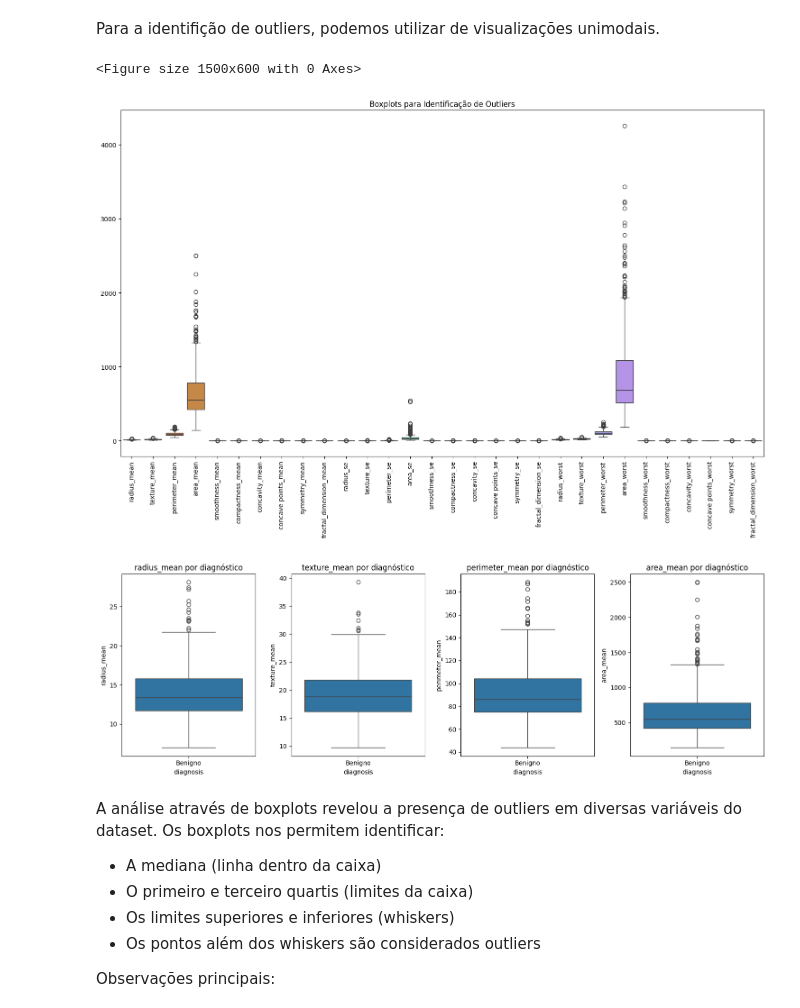
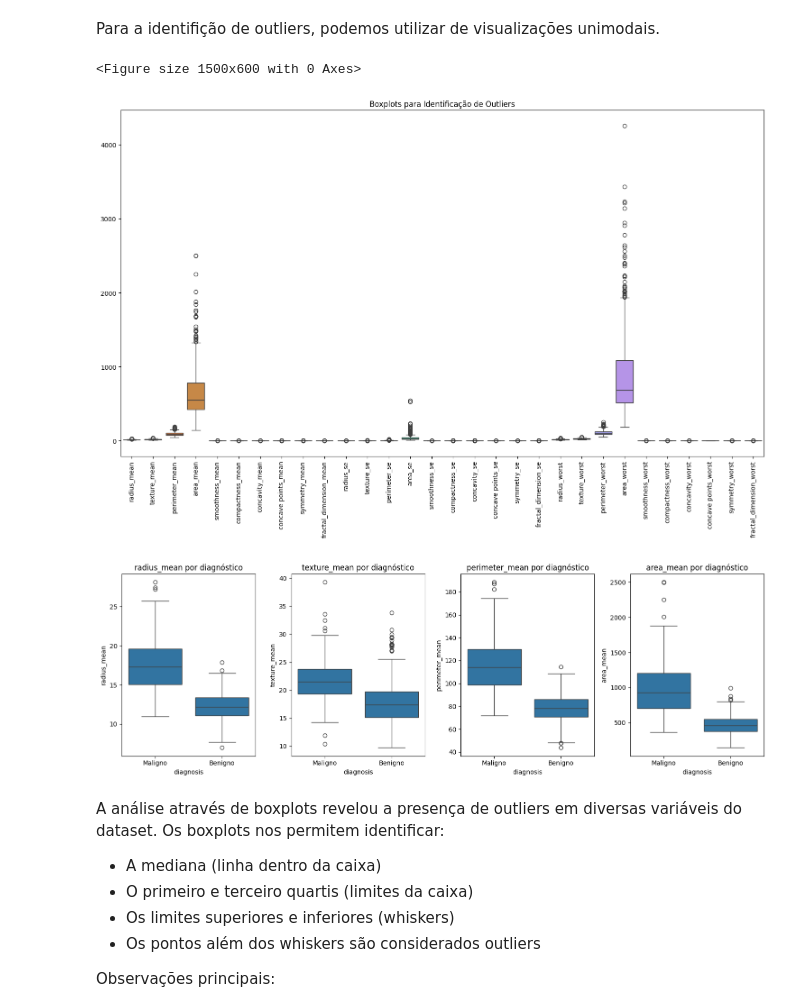
Before and after one commit to lepanegossi/MVP_PUC_Analise_Dados, a Jupyter notebook: MVP_PUC__Analise_Dados.ipynb, the cells around one changed output. Saved outputs shown, nothing was run; the diff lists cells and outputs as text; code cells hidden in the pictures.

```diff
--- a/MVP_PUC__Analise_Dados.ipynb
+++ b/MVP_PUC__Analise_Dados.ipynb
@@ -369,34 +371,34 @@ Para a identifição de outliers, podemos utilizar de visualizações unimodais.
 # %%
 # Análise de outliers através de boxplots
 plt.figure(figsize=(15, 6))
 
 # Removendo a coluna 'id' e separando características numéricas
-df_numeric = df.drop('id', axis=1)
+df_numeric = df_final.drop('id', axis=1)
 numeric_columns = df_numeric.select_dtypes(include=['float64', 'int64']).columns
 
 # Criando boxplots
 plt.figure(figsize=(15, 10))
 sns.boxplot(data=df_numeric[numeric_columns])
 plt.xticks(rotation=90)
 plt.title('Boxplots para Identificação de Outliers')
 plt.tight_layout()
 plt.show()
 
 # Para melhor visualização, podemos também ver boxplots separados por diagnóstico
 # para algumas variáveis principais
 principais_variaveis = ['radius_mean', 'texture_mean', 'perimeter_mean', 'area_mean']
 
 plt.figure(figsize=(15, 5))
 for i, coluna in enumerate(principais_variaveis):
     plt.subplot(1, 4, i+1)
-    sns.boxplot(x='diagnosis', y=coluna, data=df)
+    sns.boxplot(x='diagnosis', y=coluna, data=df_final)
     plt.title(f'{coluna} por diagnóstico')
 plt.tight_layout()
 plt.show()
 # %% [output]
 <Figure size 1500x600 with 0 Axes>
 [figure]
-[figure, old version]
+[figure, new version]
 # %% [markdown]
 A análise através de boxplots revelou a presença de outliers em diversas variáveis do dataset. Os boxplots nos permitem identificar:
 - A mediana (linha dentro da caixa)
```
Also changed, not shown: parts of 8 cells of this notebook.
